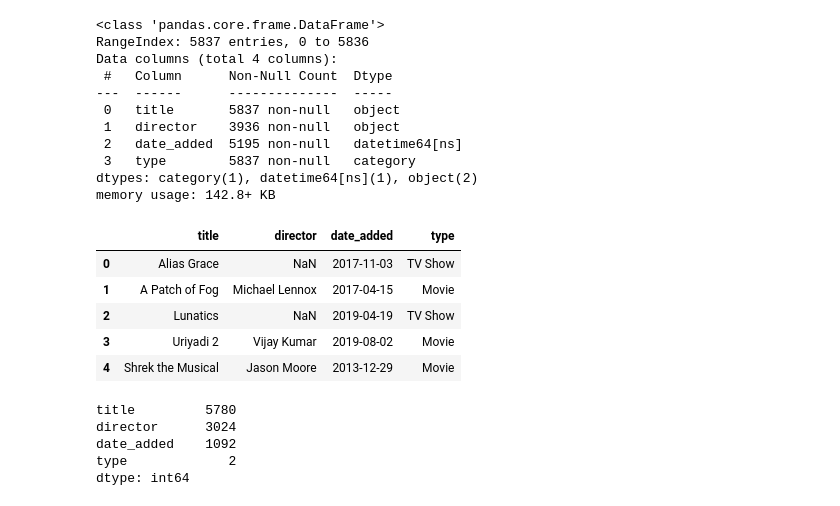
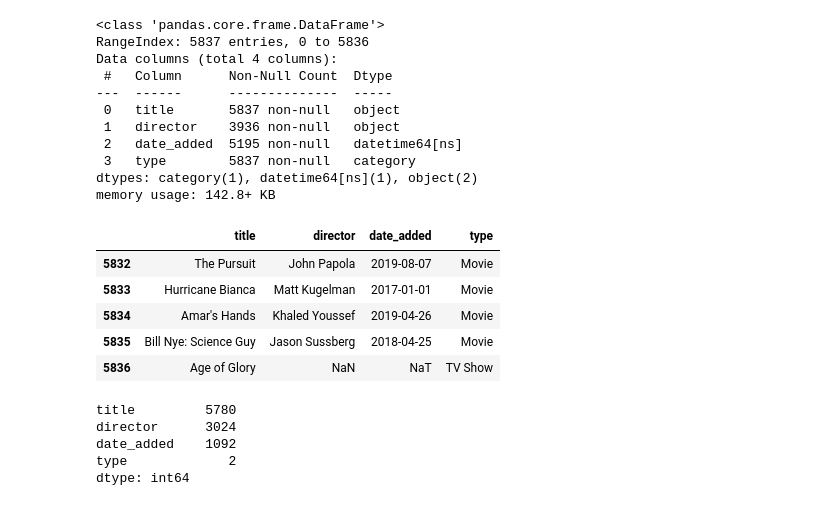
Before and after one commit to romaxa83/pandas-demo, a Jupyter notebook: research_netflix.ipynb, the cells around one changed output. Cells and saved outputs as stored; diff of their text form; code cells hidden in the pictures.

```diff
--- a/research_netflix.ipynb
+++ b/research_netflix.ipynb
@@ -1,36 +1,42 @@
 # %%
 import pandas as pd
 import datetime as dt
 import matplotlib.pyplot as plt
+import numpy as np
 %matplotlib inline
 
 netflix = pd.read_csv(
     filepath_or_buffer='data/netflix.csv',
     # parse_dates=['date_added'],
 )
-netflix["date_added"] = pd.to_datetime(netflix["date_added"], errors='coerce')
+netflix["date_added"] = pd.to_datetime(
+    netflix["date_added"].str.strip(),
+    format="%d-%b-%y",
+    errors='coerce'
+)
 netflix["type"] = netflix["type"].astype("category")
 pd.DataFrame.info(netflix)
 netflix.nunique()
-netflix.head()
+# netflix.columns
+netflix.tail()
 # %% [output]
 <class 'pandas.core.frame.DataFrame'>
 RangeIndex: 5837 entries, 0 to 5836
 Data columns (total 4 columns):
  #   Column      Non-Null Count  Dtype
 ---  ------      --------------  -----
  0   title       5837 non-null   object
  1   director    3936 non-null   object
  2   date_added  5195 non-null   datetime64[ns]
  3   type        5837 non-null   category
 dtypes: category(1), datetime64[ns](1), object(2)
 memory usage: 142.8+ KB
 |  | title | director | date_added | type |
-| 0 | Alias Grace | NaN | 2017-11-03 | TV Show |
-| 1 | A Patch of Fog | Michael Lennox | 2017-04-15 | Movie |
-| 2 | Lunatics | NaN | 2019-04-19 | TV Show |
-| 3 | Uriyadi 2 | Vijay Kumar | 2019-08-02 | Movie |
-| 4 | Shrek the Musical | Jason Moore | 2013-12-29 | Movie |
+| 5832 | The Pursuit | John Papola | 2019-08-07 | Movie |
+| 5833 | Hurricane Bianca | Matt Kugelman | 2017-01-01 | Movie |
+| 5834 | Amar's Hands | Khaled Youssef | 2019-04-26 | Movie |
+| 5835 | Bill Nye: Science Guy | Jason Sussberg | 2018-04-25 | Movie |
+| 5836 | Age of Glory | NaN | NaT | TV Show |
 # %%
 netflix.nunique()
 # %% [output]
```
Also changed, not shown: parts of 1 cell of this notebook.
